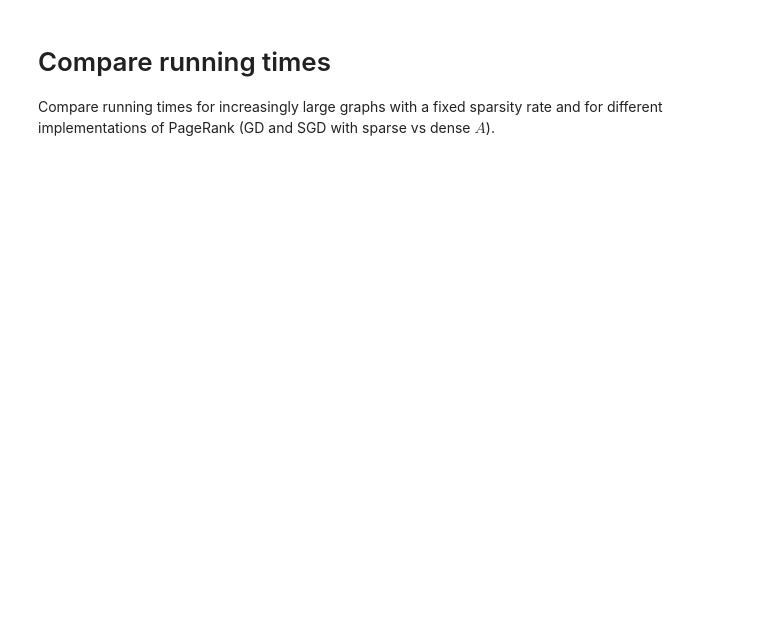
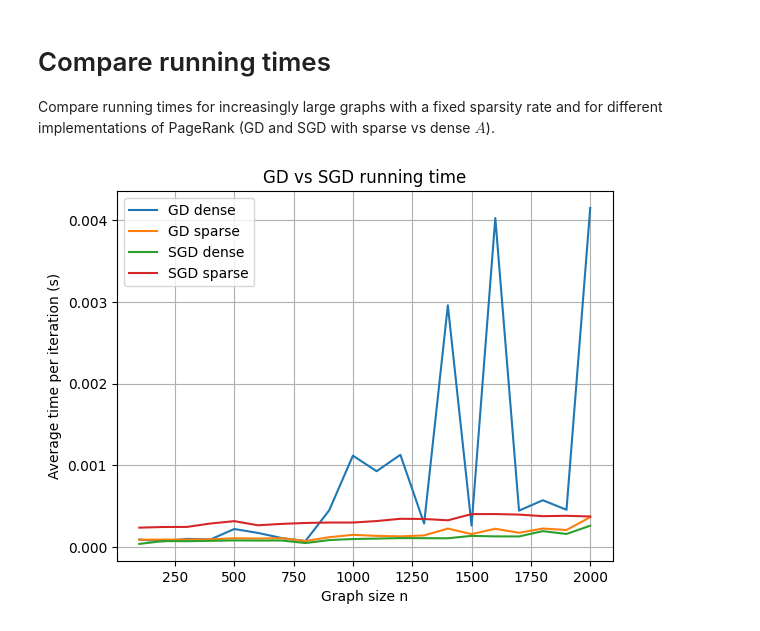
Before and after one commit to 1MrazorT1/Optimisation-stochastique-pour-l-apprentissage, a Jupyter notebook: TP PageRank/pagerank_sgd.ipynb, the cells around one changed output. Cells and saved outputs as stored; diff of their text form; code cells hidden in the pictures; blank space fills up the shorter version.

```diff
--- a/TP PageRank/pagerank_sgd.ipynb
+++ b/TP PageRank/pagerank_sgd.ipynb
@@ -164,0 +240,65 @@ Compare running times for increasingly large graphs with a fixed sparsity rate a
+# %%
+## Insert your code here.
+def time_GD(A, x0, gamma, n_iter=50, alpha=0.15, lam=0.0):
+    x = x0.copy()
+    t0 = time()
+    for _ in range(n_iter):
+        x = x - gamma * grad_f(x, A, alpha, lam)
+    return (time() - t0) / n_iter
+# %%
+def time_SGD(A, x0, gamma, n_iter=200, alpha=0.15, lam=0.0):
+    x = x0.copy()
+    n = x.shape[0]
+    t0 = time()
+    for _ in range(n_iter):
+        i = np.random.randint(0, n+1)
+        x = x - gamma * grad_fi(x, A, i, alpha, lam)
+    return (time() - t0) / n_iter
+# %%
+sizes = range(100, 2100, 100)
+density = 0.01
+
+times_gd_dense  = []
+times_gd_sparse = []
+times_sgd_dense = []
+times_sgd_sparse = []
+
+for n in sizes:
+    A_dense  = createRandomWeb(n, density=density, sparse=False)
+    A_sparse = createRandomWeb(n, density=density, sparse=True)
+
+    x0 = np.zeros((n,1))
+    lam = 1/n
+
+    beta = np.max(computeEigHF(A_dense, lam).real)
+    gamma = 1.0 / beta
+
+    times_gd_dense.append(
+        time_GD(A_dense, x0, gamma, lam=lam)
+    )
+
+    times_gd_sparse.append(
+        time_GD(A_sparse, x0, gamma, lam=lam)
+    )
+
+    times_sgd_dense.append(
+        time_SGD(A_dense, x0, gamma, lam=lam)
+    )
+
+    times_sgd_sparse.append(
+        time_SGD(A_sparse, x0, gamma, lam=lam)
+    )
+
+plt.figure()
+plt.plot(sizes, times_gd_dense,  label="GD dense")
+plt.plot(sizes, times_gd_sparse, label="GD sparse")
+plt.plot(sizes, times_sgd_dense, label="SGD dense")
+plt.plot(sizes, times_sgd_sparse,label="SGD sparse")
+plt.xlabel("Graph size n")
+plt.ylabel("Average time per iteration (s)")
+plt.title("GD vs SGD running time")
+plt.legend()
+plt.grid(True)
+plt.show()
+# %% [output]
+[figure, added]
```
Also changed, not shown: parts of 12 cells of this notebook.
